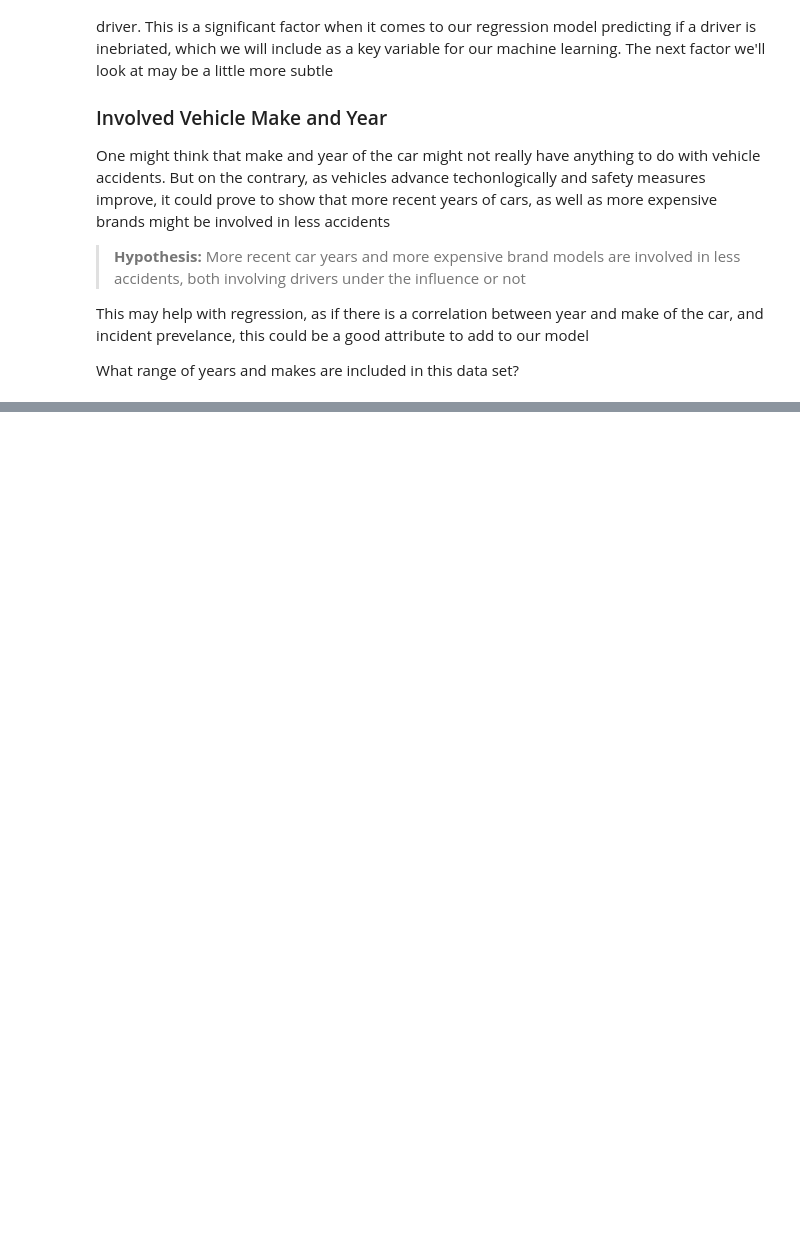
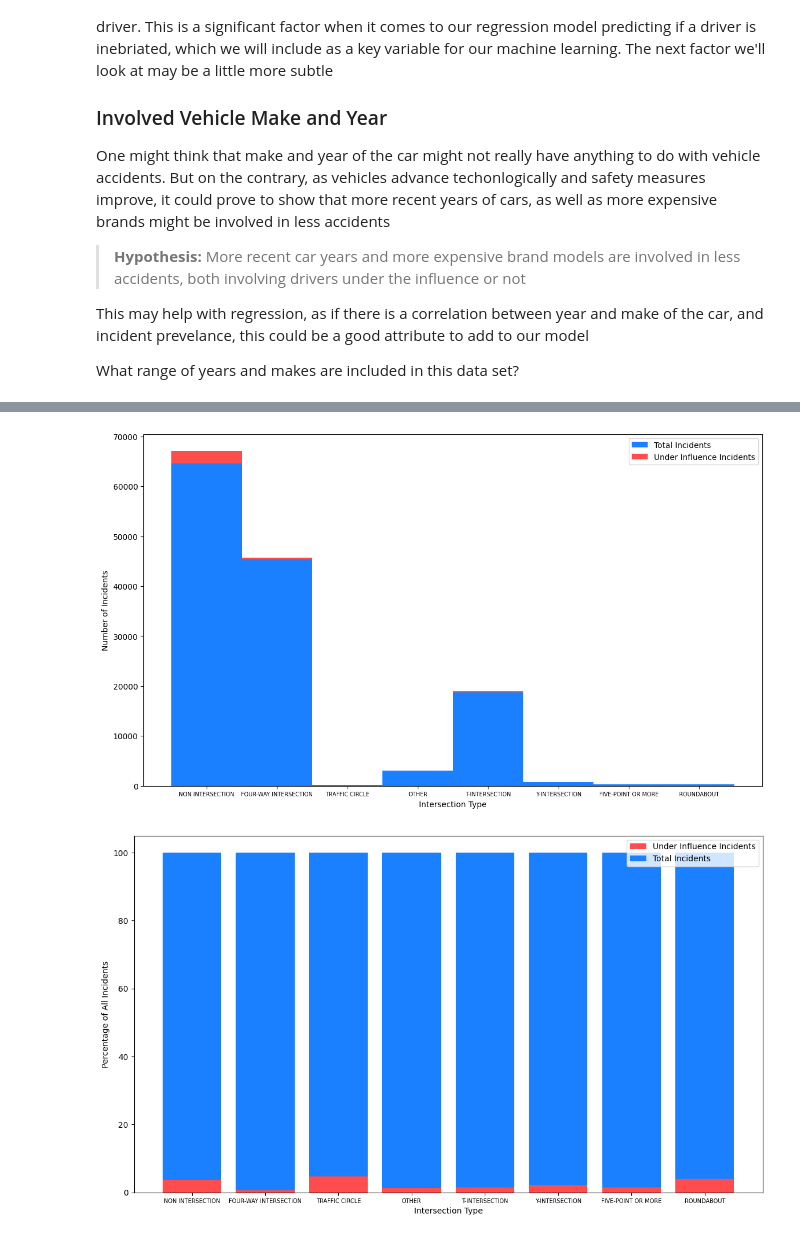
Before and after one commit to jpenovic/jpenovic.github.io, a Jupyter notebook: jpenovic-final.ipynb, the cells around one changed output, grey strips where cells are left out. Saved outputs shown, nothing was run; the diff lists cells and outputs as text; code cells hidden in the pictures; blank space fills up the shorter version.

```diff
--- a/jpenovic-final.ipynb
+++ b/jpenovic-final.ipynb
@@ -308,0 +401,44 @@ MINI               255
+# %%
+# --- Data Organization and Collection---
+intersAcc = data['intersection'].value_counts(sort=False)
+intersAccInfl = data[['intersection','underInfluence']].value_counts(sort=False)
+intersAccInfl = intersAccInfl[:,True]
+#print(intersAcc.to_string())
+#print(intersAccInfl.to_string())
+#print(data['underInfluence'].unique())
+
+# Plot number of total accidents and number of inebriated accidents
+
+normalColor = (0.1, 0.5, 1.0)
+influenceColor = (1.0, 0.3, 0.3)
+
+fig, ax = plt.subplots(figsize=(14,8))
+
+for intersec in intersAcc.index:
+    val = intersAcc[intersec]-intersAccInfl[intersec]
+    ax.bar(intersec, val, width=1.0, color=normalColor)
+    ax.bar(intersec, intersAccInfl[intersec], width=1.0, color=influenceColor, bottom=val)
+
+ax.set_xticklabels(intersAcc.index, fontsize=7)
+plt.xlabel("Intersection Type")
+plt.ylabel("Number of Incidents")
+ax.legend(["Total Incidents", "Under Influence Incidents"])
+plt.show()
+
+# Plot the percentage of accidents at intersection involving inebriated drivers
+
+fig, ax = plt.subplots(figsize=(14,8))
+
+for intersec in intersAcc.index:
+    val = 100*intersAccInfl[intersec]/intersAcc[intersec]
+    ax.bar(intersec, val, color=influenceColor)
+    ax.bar(intersec, 100-val, color=normalColor, bottom=val)
+
+ax.set_xticklabels(intersAcc.index, fontsize=7)
+plt.xlabel("Intersection Type")
+plt.ylabel("Percentage of All Incidents")
+ax.legend(["Under Influence Incidents", "Total Incidents"])
+plt.show()
+# %% [output]
+[figure, added]
+[figure, added]
```
Also changed, not shown: parts of 17 cells of this notebook, 1 other file.
